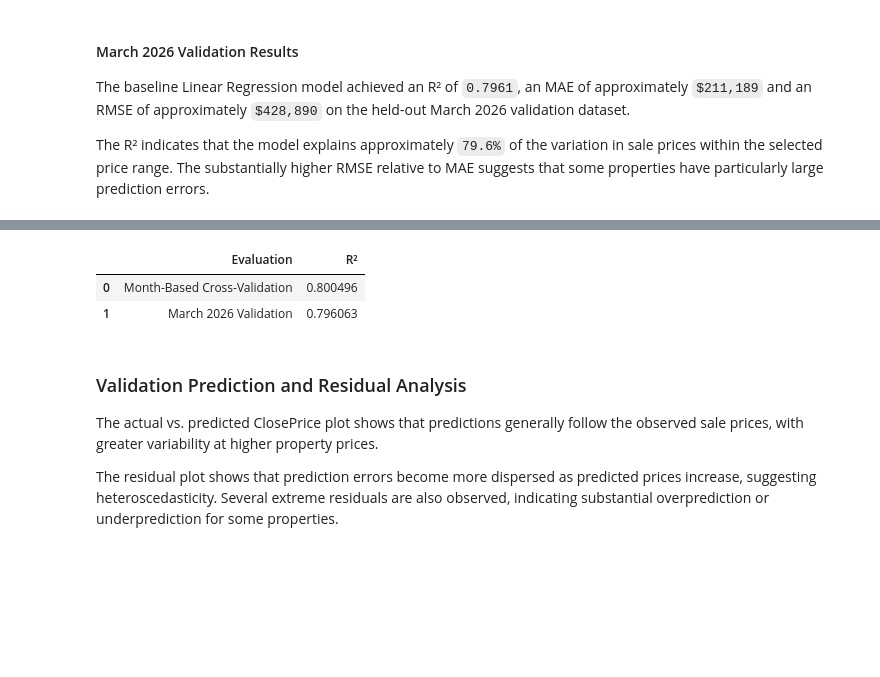
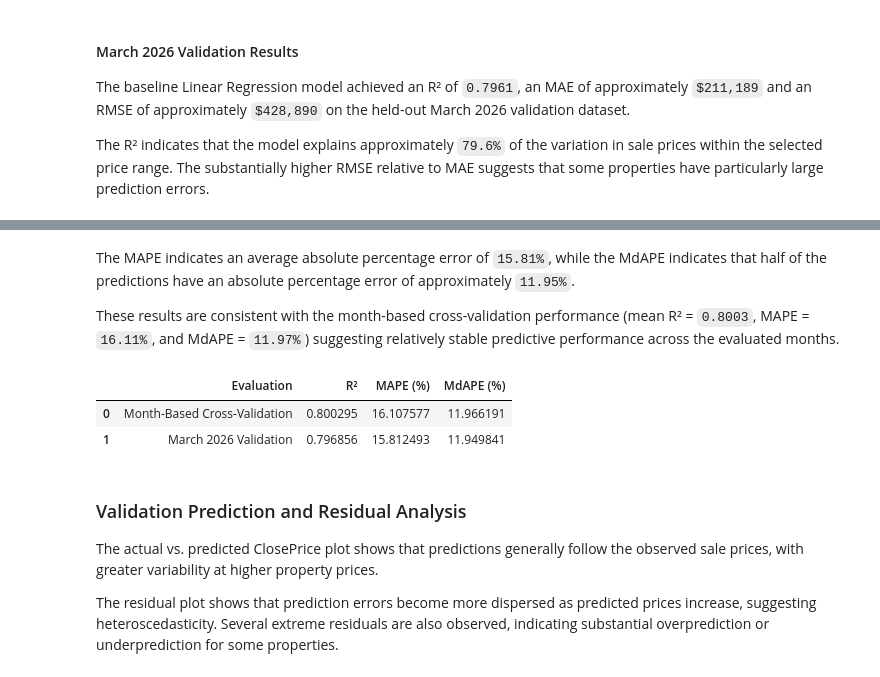
Before and after one commit to Jehad142/IDX-Exchange-Data-Science, a Jupyter notebook: notebooks/03_baseline_model.ipynb, the cells around one changed output, grey strips where cells are left out. Saved outputs shown, nothing was run; the diff lists cells and outputs as text; code cells hidden in the pictures; blank space fills up the shorter version.

```diff
--- a/notebooks/03_baseline_model.ipynb
+++ b/notebooks/03_baseline_model.ipynb
@@ -319,4 +319,12 @@ for validation_month in validation_months:
     val_idx = np.where(train_sorted["SourceMonth"] == validation_month)[0]
 
     cv_splits.append((train_idx, val_idx))
+# %%
+# Calculate Mean Absolute Percentage Error
+def mape(y_true, y_pred):
+    return np.mean(np.abs((y_true - y_pred) / y_true)) * 100
+
+# Calculate Median Absolute Percentage Error
+def mdape(y_true, y_pred):
+    return np.median(np.abs((y_true - y_pred) / y_true)) * 100
 # %%
@@ -334,11 +362,16 @@ X_cv = train_sorted[model_features].copy()
 y_cv = train_sorted["LogClosePrice"]
 
 # Evaluate the complete pipeline using monthly folds
-cv_scores = cross_val_score(model_pipeline, X_cv, y_cv, cv=cv_splits, scoring=close_price_r2, n_jobs=-1)
+cv_scores = cross_validate(model_pipeline, X_cv, y_cv, cv=cv_splits,\
+                             scoring={"R²": close_price_r2, "MAPE": dollar_mape, "MdAPE": dollar_mdape}, n_jobs=-1)
 
 # Display cross-validation results
-cv_results = pd.DataFrame({"Validation Month": validation_months,"R²": cv_scores})
+cv_results = pd.DataFrame({ "Validation Month": validation_months, "R²": cv_scores["test_R²"],
+                            "MAPE (%)": cv_scores["test_MAPE"], "MdAPE (%)": cv_scores["test_MdAPE"]})
 
-display(cv_results)
-print(f"Mean CV R²: {cv_scores.mean():.4f}")
+display(cv_results.round(4))
+
+# Display mean cross-validation metrics
+print("Mean Cross-Validation Metrics:")
+print(cv_results[["R²", "MAPE (%)", "MdAPE (%)"]].mean().round(4))
 # %% [output]
@@ -406,14 +443,18 @@ Validation RMSE: $428,890.24
+# %% [markdown]
+ The MAPE indicates an average absolute percentage error of `15.81%`, while the MdAPE indicates that half of the predictions have an absolute percentage error of approximately `11.95%`.
+
+These results are consistent with the month-based cross-validation performance (mean R² = `0.8003`, MAPE = `16.11%`, and MdAPE = `11.97%`) suggesting relatively stable predictive performance across the evaluated months.
 # %%
 # Compare cross-validation and held-out validation performance
-results_summary = pd.DataFrame({
-    "Evaluation": ["Month-Based Cross-Validation", "March 2026 Validation"],
-    "R²": [cv_scores.mean(), val_r2]})
-
+results_summary = pd.DataFrame({"Evaluation": ["Month-Based Cross-Validation", "March 2026 Validation"],
+                                "R²": [cv_results["R²"].mean(), val_r2],
+                                "MAPE (%)": [cv_results["MAPE (%)"].mean(), mape(y_val_actual, val_predictions)],
+                                "MdAPE (%)": [cv_results["MdAPE (%)"].mean(), mdape(y_val_actual, val_predictions)]})
 display(results_summary)
 # %% [output]
-|  | Evaluation | R² |
-| 0 | Month-Based Cross-Validation | 0.800496 |
-| 1 | March 2026 Validation | 0.796063 |
+|  | Evaluation | R² | MAPE (%) | MdAPE (%) |
+| 0 | Month-Based Cross-Validation | 0.800295 | 16.107577 | 11.966191 |
+| 1 | March 2026 Validation | 0.796856 | 15.812493 | 11.949841 |
 # %% [markdown]
 ### Validation Prediction and Residual Analysis
 
```
Also changed, not shown: parts of 9 cells of this notebook.
